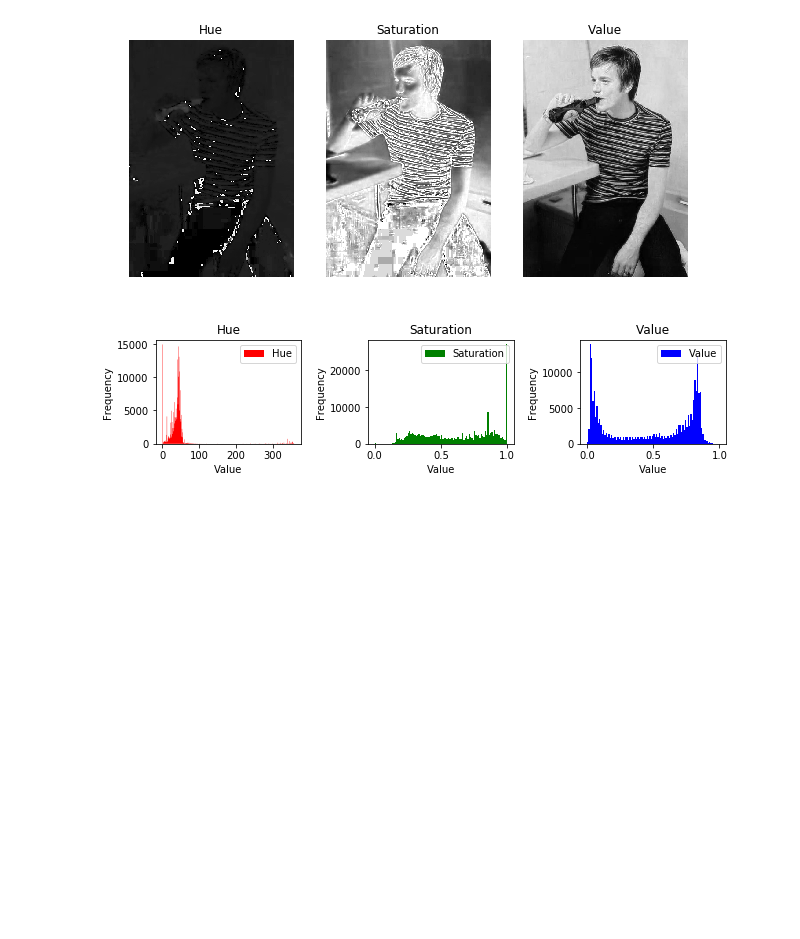
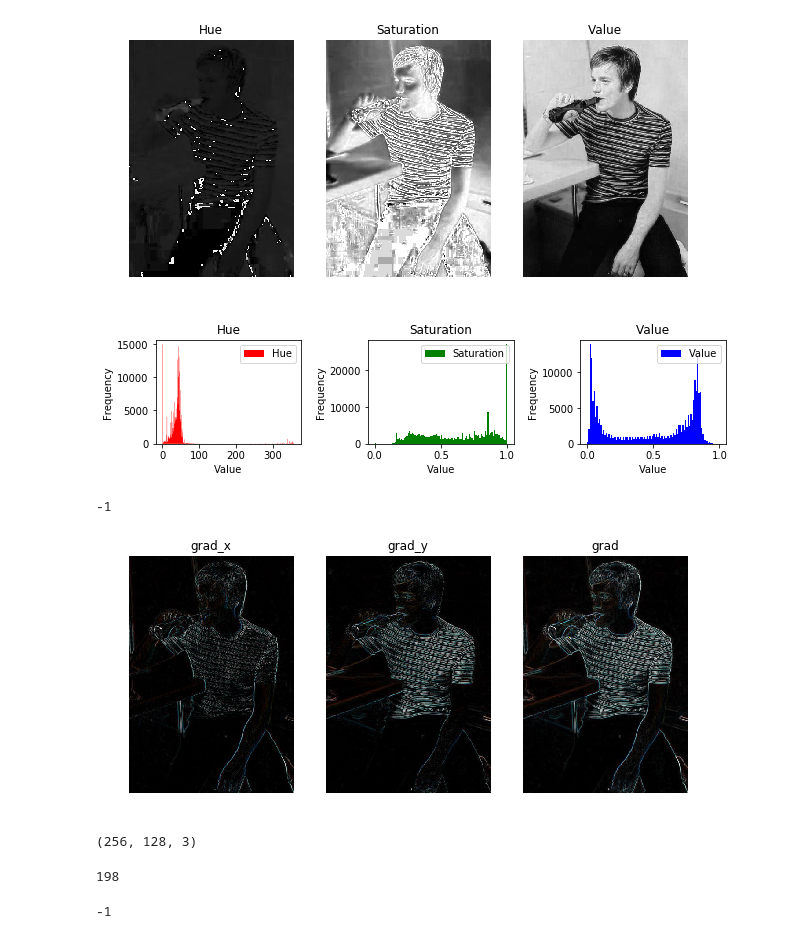
Before and after one commit to wwqqqqq/Pedestrian-Tracking-and-Following, a Jupyter notebook: figures/Untitled.ipynb, the cells around one changed output. Cells and saved outputs as stored; diff of their text form; code cells hidden in the pictures; blank space fills up the shorter version.

Commit message:
add HOG histogram calc

```diff
--- a/figures/Untitled.ipynb
+++ b/figures/Untitled.ipynb
@@ -125,3 +125,43 @@ plt.show()
 Use ``imageio.imread`` instead.
 [figure]
 [figure]
+# %%
+# Read image
+im = cv2.imread('ewan.jpg')
+im = np.float32(im) / 255.0
+
+# Calculate gradient
+gx = cv2.Sobel(im, cv2.CV_32F, 1, 0, ksize=1)
+gy = cv2.Sobel(im, cv2.CV_32F, 0, 1, ksize=1)
+mag, angle = cv2.cartToPolar(gx, gy, angleInDegrees=True)
+# %%
+gx = np.fabs(gx)
+gy = np.fabs(gy)
+# %%
+cv2.imshow('image',gx)
+cv2.waitKey(0)
+# %% [output]
+-1
+# %%
+fig = plt.gcf()                      # 分通道显示图片
+fig.set_size_inches(10, 15)
+
+plt.subplot(131)
+plt.imshow(gx)
+plt.axis('off')
+plt.title('grad_x')
+
+plt.subplot(132)
+plt.imshow(gy)
+plt.axis('off')
+plt.title('grad_y')
+
+plt.subplot(133)
+plt.imshow(mag)
+plt.axis('off')
+plt.title('grad')
+
+plt.imshow(mag)
+plt.show()
+# %% [output]
+[figure, added]
@@ -127,0 +170,8 @@ Use ``imageio.imread`` instead.
+# %%
+np.shape(im)
+# %% [output]
+(256, 128, 3)
+# %%
+im[0][0][1]
+# %% [output]
+198
@@ -127,0 +185,5 @@ Use ``imageio.imread`` instead.
+# %%
+cv2.imshow('image',im)
+cv2.waitKey(0)
+# %% [output]
+-1
```
Also changed, not shown: parts of 2 cells of this notebook, 7 other files.
